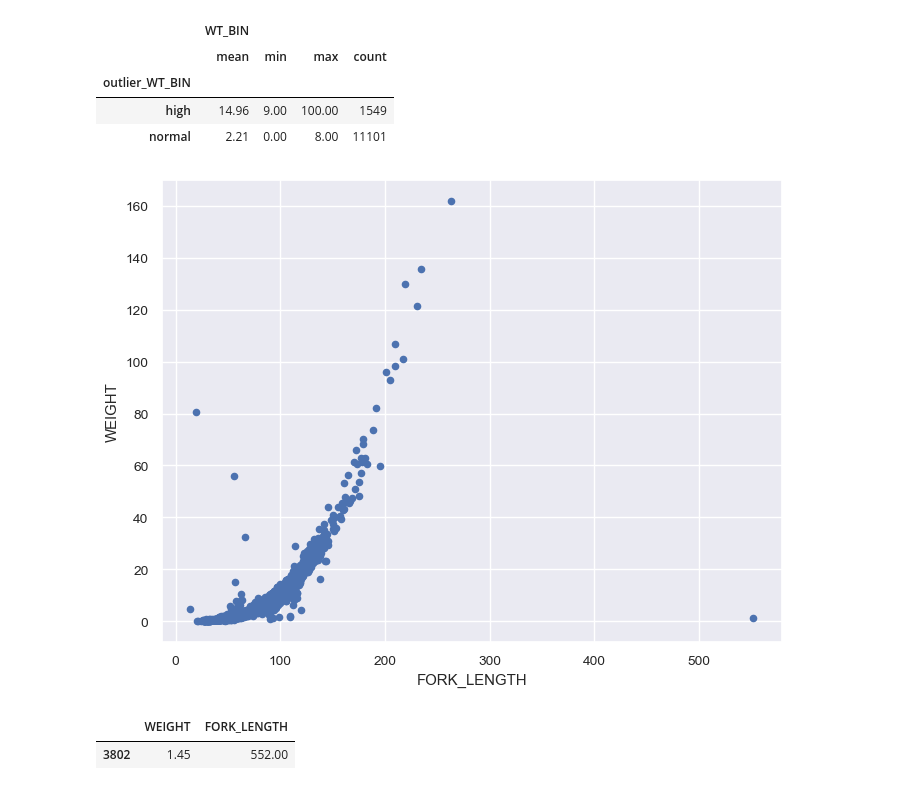
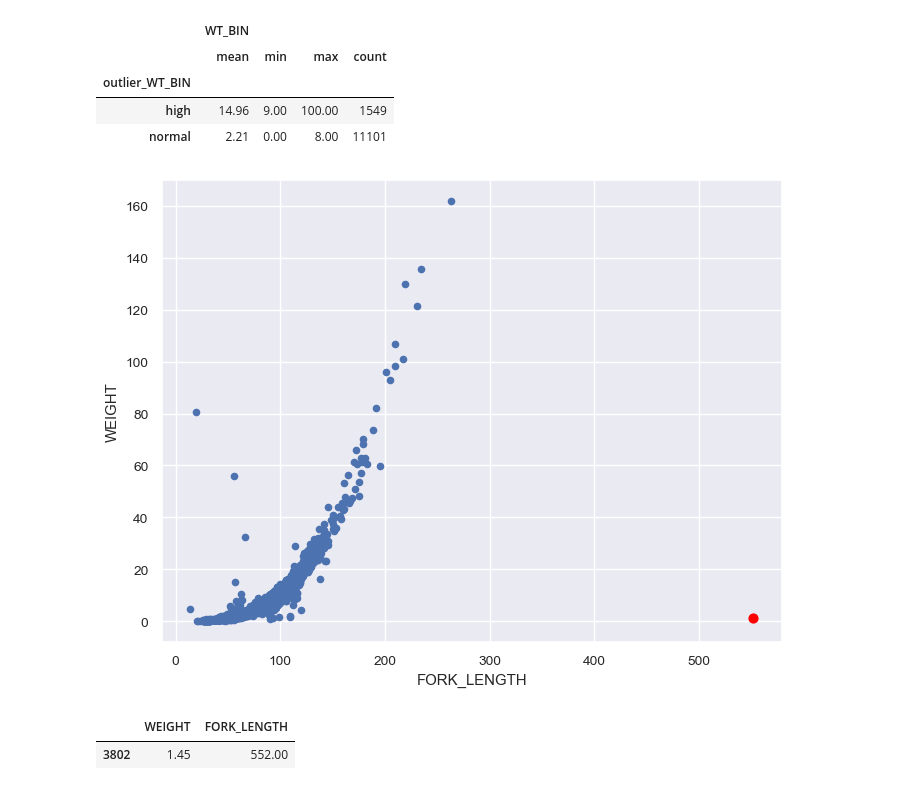
Before and after one commit to dfo-gulf-science/EFishing-EDA, a Jupyter notebook: E_Fishing_EDA_part2.ipynb, the cells around one changed output. Saved outputs shown, nothing was run; the diff lists cells and outputs as text; code cells hidden in the pictures.

```diff
--- a/E_Fishing_EDA_part2.ipynb
+++ b/E_Fishing_EDA_part2.ipynb
@@ -384,9 +373,20 @@ print_outlier_info(df_gns)
 | normal | 2.21 | 0.00 | 8.00 | 11101 |
 # %%
 # first plot including outliers
-df_gns.plot(kind='scatter', x='FORK_LENGTH', y='WEIGHT', figsize=(8,6));
+plt.figure(figsize=(8,6))
+
+df = df_gns[df_gns.FORK_LENGTH<500]
+plt.scatter(df.FORK_LENGTH, df.WEIGHT, s=20)
+
+df = df_gns[df_gns.FORK_LENGTH>500]
+plt.scatter(df.FORK_LENGTH, df.WEIGHT, color='red', s=40)
+
+plt.xlabel('FORK_LENGTH')
+plt.ylabel('WEIGHT')
+
+plt.show()
 # %% [output]
-[figure, old version]
+[figure, new version]
 # %%
 # fork_length outlier is a data error
 df_gns[df_gns.FORK_LENGTH>500][['WEIGHT', 'FORK_LENGTH']]
```
Also changed, not shown: parts of 17 cells of this notebook.
